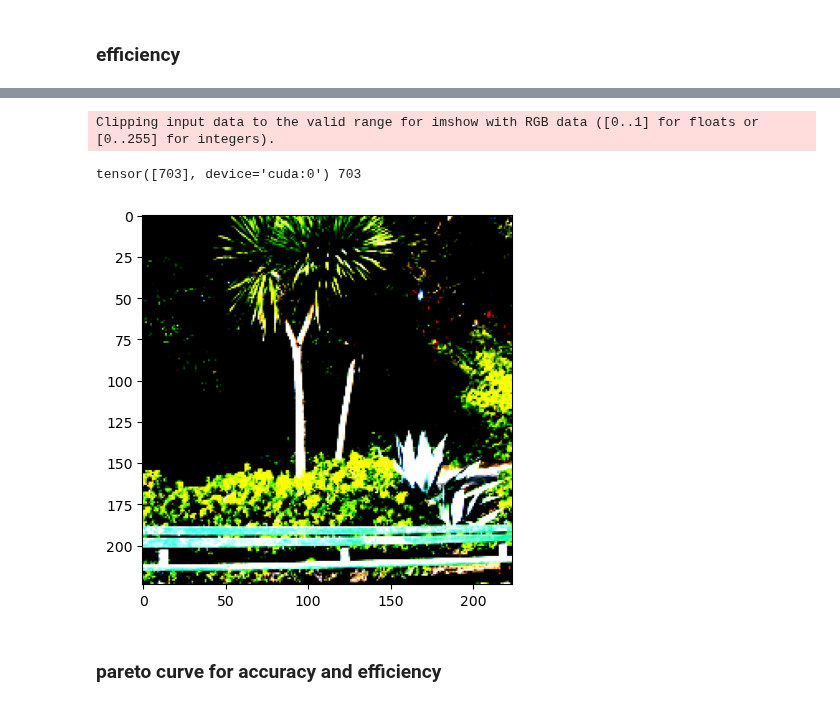
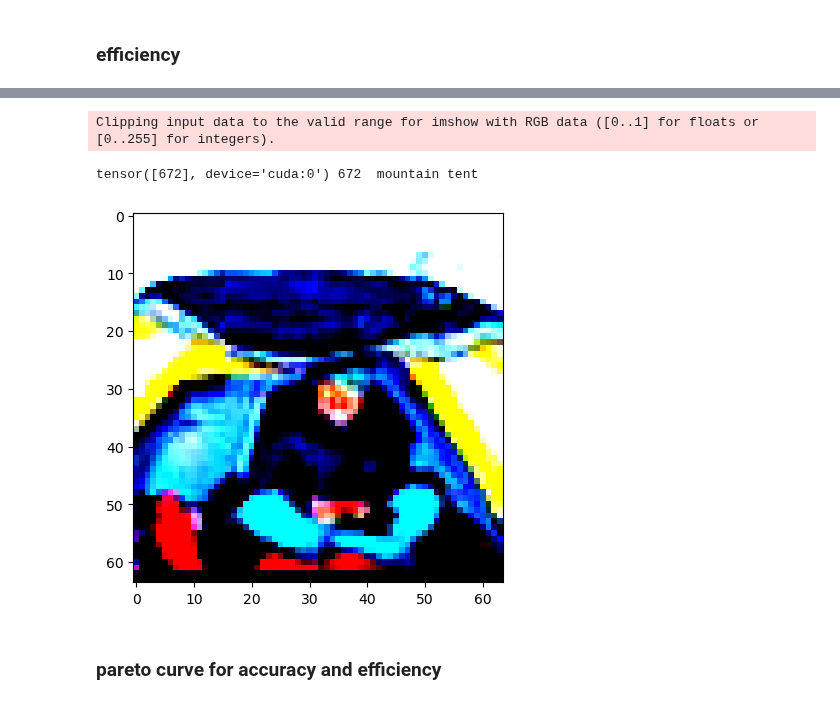
Before and after one commit to Geffen-Cooper/continual_learning_playground, a Jupyter notebook: src/test_time_kd/test_corruptions.ipynb, the cells around one changed output, grey strips where cells are left out. Cells and saved outputs as stored; diff of their text form; code cells hidden in the pictures.

```diff
--- a/src/test_time_kd/test_corruptions.ipynb
+++ b/src/test_time_kd/test_corruptions.ipynb
@@ -598,7 +598,7 @@ from torch.utils.data.sampler import Sampler
 
 class CustomOrder(Sampler):
     def __init__(self, dataset):
-        self.order = torch.randperm(len(dataset),torch.Generator().manual_seed(42))
+        self.order = torch.randperm(len(dataset),)
 
     def __iter__(self):
         return iter(self.order)
@@ -616,10 +616,14 @@ clean_online_acc = []
 clean_online_efficiency = []
 clean_online_acc64 = []
 clean_online_efficiency64 = []
+clean_online_ops = []
+clean_online_ops64 = []
 clean_naive_online_acc = []
 clean_naive_efficiency = []
+clean_naive_ops = []
 clean_oracle_acc = []
 clean_oracle_efficiency = []
+clean_oracle_ops = []
 idxs = []
 
 num_imgs = 0
@@ -657,6 +661,8 @@ for sample_idx in tqdm(rand_order):
     clean_online_acc64.append(clean_num_correct64/num_imgs)
     clean_online_efficiency.append(0)
     clean_online_efficiency64.append(1)
+    clean_online_ops.append(234)
+    clean_online_ops64.append(22)
 
     # oracle, if small is right choose small, else choose big
     if res64:
@@ -667,6 +673,7 @@ for sample_idx in tqdm(rand_order):
         clean_oracle_num_choose_big += 1
     clean_oracle_acc.append(clean_num_oracle_correct/num_imgs)
     clean_oracle_efficiency.append(clean_oracle_num_choose_small/num_imgs)
+    clean_oracle_ops.append((clean_oracle_num_choose_small*22+clean_oracle_num_choose_big*234)/num_imgs)
 
     if not res and res64:
         small_right_big_wrong.append(sample_idx)
@@ -692,6 +699,7 @@ for sample_idx in tqdm(rand_order):
             clean_overconfident_locations.append(num_imgs)
     clean_naive_online_acc.append(clean_num_naive_correct/num_imgs)
     clean_naive_efficiency.append(clean_naive_num_choose_small/num_imgs)
+    clean_naive_ops.append((clean_naive_num_choose_small*22+clean_naive_num_choose_big*234)/num_imgs)
 
     idxs.append(num_imgs)
 # %% [markdown]
@@ -752,12 +780,12 @@ plt.ylim([-0.1,1.1])
 # %%
-# small_correct_big_wrong_idxs = torch.logical_and((clean_results64 == 1),(clean_results == 0)).nonzero()
-# img,t = clean_val_loader.dataset[small_right_big_wrong[1]]
-# plt.imshow(img.permute(1,2,0))
-# print(model(img.unsqueeze(0).to('cuda')).argmax(dim=1),t)
+small_correct_big_wrong_idxs = torch.logical_and((clean_results64 == 1),(clean_results == 0)).nonzero()
+img,t = clean_val_loader64.dataset[small_right_big_wrong[550]]
+plt.imshow(img.permute(1,2,0))
+print(model64(img.unsqueeze(0).to('cuda')).argmax(dim=1),t,clean_val_loader.dataset.class_name_map[clean_val_loader.dataset.class_id_list[t]])
 # %% [output]
 Clipping input data to the valid range for imshow with RGB data ([0..1] for floats or [0..255] for integers).
-tensor([703], device='cuda:0') 703
+tensor([672], device='cuda:0') 672  mountain tent
-[figure, old version]
+[figure, new version]
 # %% [markdown]
 ### pareto curve for accuracy and efficiency
 # %%
```
Also changed, not shown: parts of 19 cells of this notebook, 2 other files.
